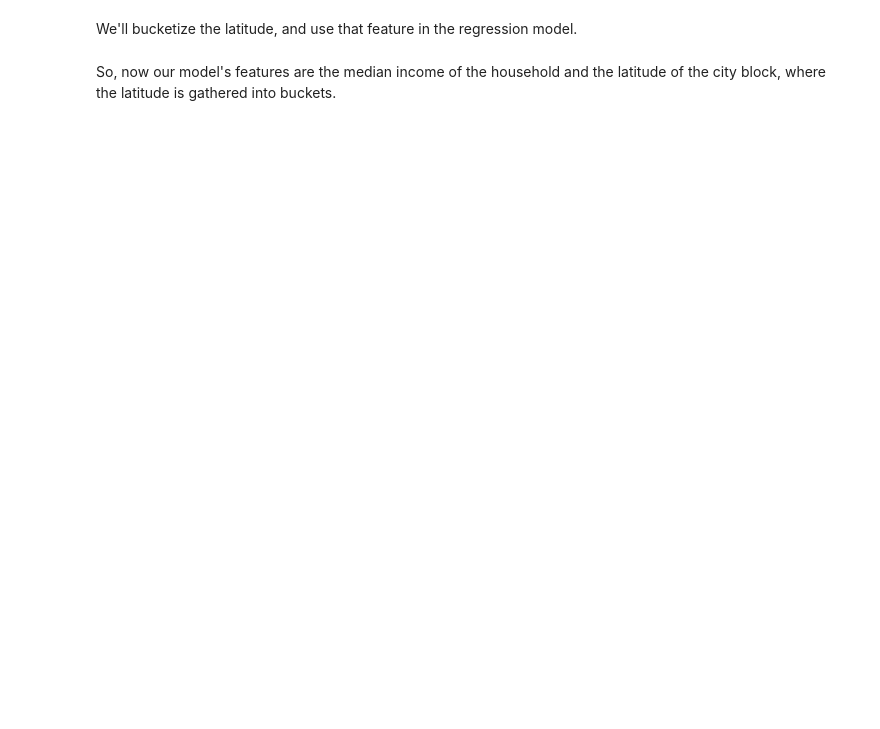
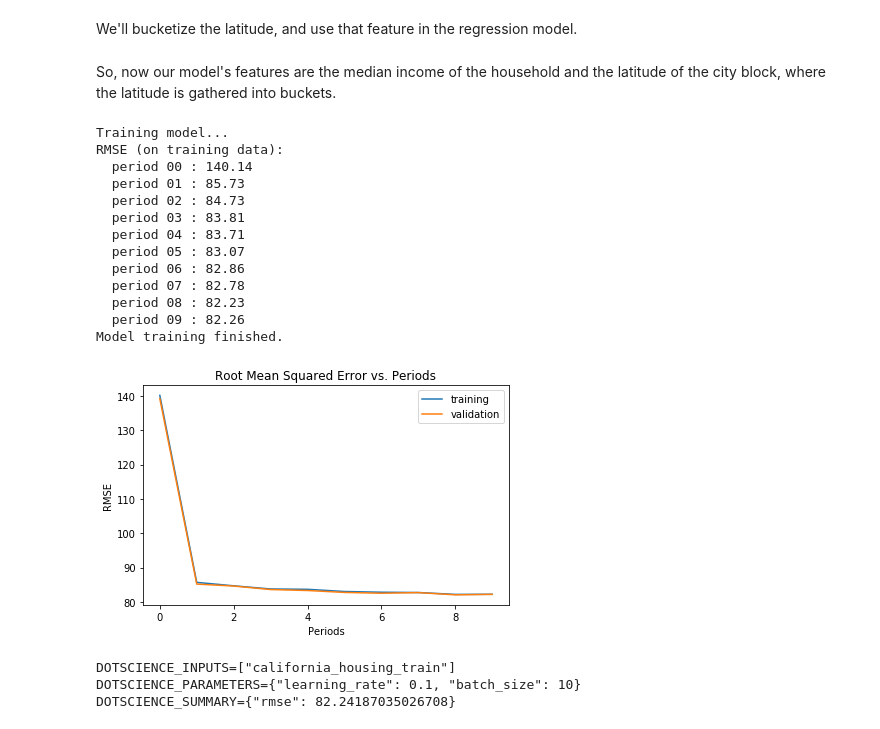
Before and after one commit to dotmesh-io/demos, a Jupyter notebook: house-prices-tf/jupytercon/dotscience_tensorflow_jupytercon_demo.ipynb, the cells around one changed output. Cells and saved outputs as stored; diff of their text form; code cells hidden in the pictures; blank space fills up the shorter version.

Commit message:
Record input, for provenance graph, and redact features because it looks bad in the UI

```diff
--- a/house-prices-tf/jupytercon/dotscience_tensorflow_jupytercon_demo.ipynb
+++ b/house-prices-tf/jupytercon/dotscience_tensorflow_jupytercon_demo.ipynb
@@ -318,14 +391,29 @@ So, now our model's features are the median income of the household and the lati
 # %%
 features = list(selected_training_examples.columns.values)
 # %%
-learning_rate=0.01
-batch_size=5
+learning_rate=0.1
+batch_size=10
 
-_ = train_model(
+model = train_model(
     learning_rate=learning_rate,
     steps=500,
     batch_size=batch_size,
     training_examples=selected_training_examples,
     training_targets=training_targets,
     validation_examples=selected_validation_examples,
     validation_targets=validation_targets)
+# %% [output]
+Training model...
+RMSE (on training data):
+  period 00 : 140.14
+  period 01 : 85.73
+  period 02 : 84.73
+  period 03 : 83.81
+  period 04 : 83.71
+  period 05 : 83.07
+  period 06 : 82.86
+  period 07 : 82.78
+  period 08 : 82.23
+  period 09 : 82.26
+Model training finished.
+[figure, added]
@@ -335,5 +420,9 @@ _ = train_model(
 # %%
 import json
-print('DOTSCIENCE_PARAMETERS=' + json.dumps({"features": ", ".join(sorted(features)), "learning_rate": learning_rate, "batch_size": batch_size}))
-
+print('DOTSCIENCE_INPUTS=' + json.dumps(["california_housing_train"]))
+print('DOTSCIENCE_PARAMETERS=' + json.dumps({"learning_rate": learning_rate, "batch_size": batch_size}))
 print('DOTSCIENCE_SUMMARY=' + json.dumps({"rmse": rmse_globvar}))
+# %% [output]
+DOTSCIENCE_INPUTS=["california_housing_train"]
+DOTSCIENCE_PARAMETERS={"learning_rate": 0.1, "batch_size": 10}
+DOTSCIENCE_SUMMARY={"rmse": 82.24187035026708}
```
Also changed, not shown: parts of 6 cells of this notebook.
